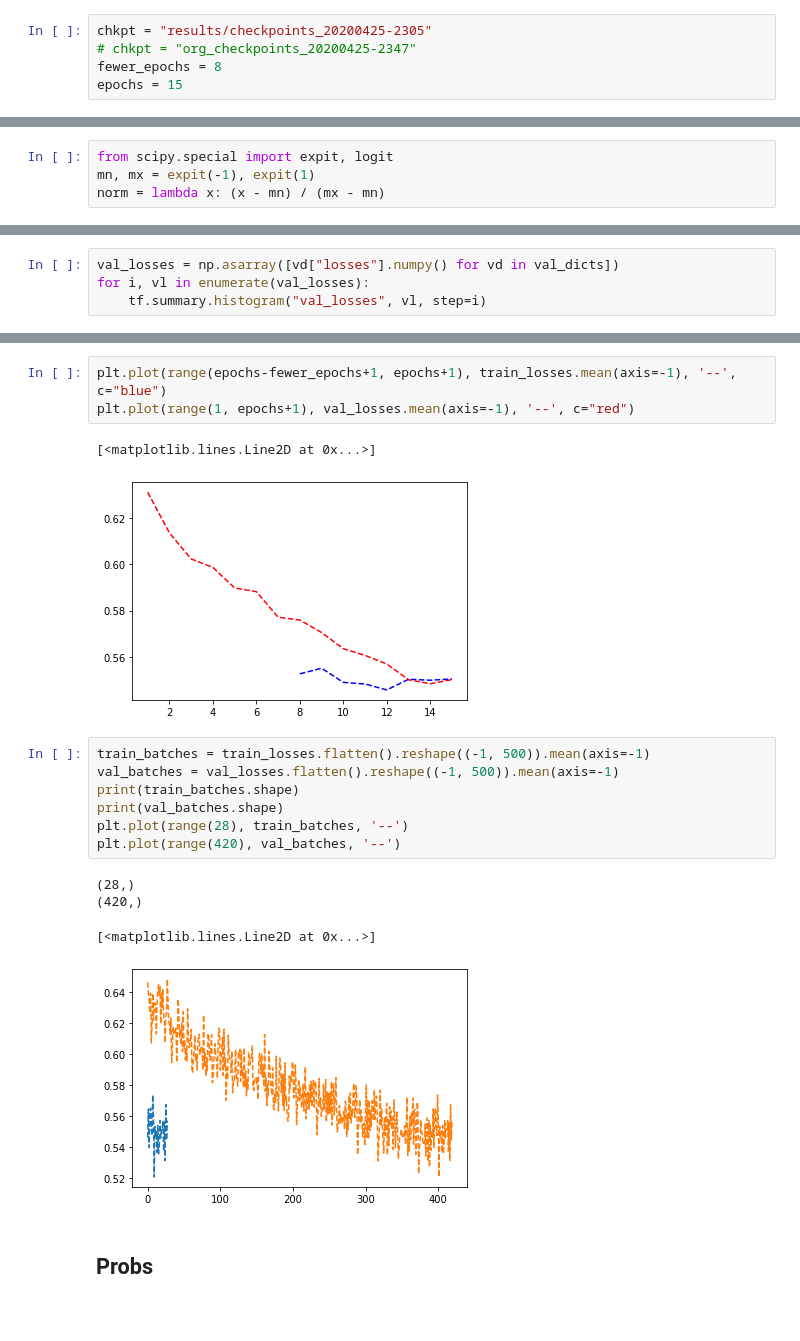
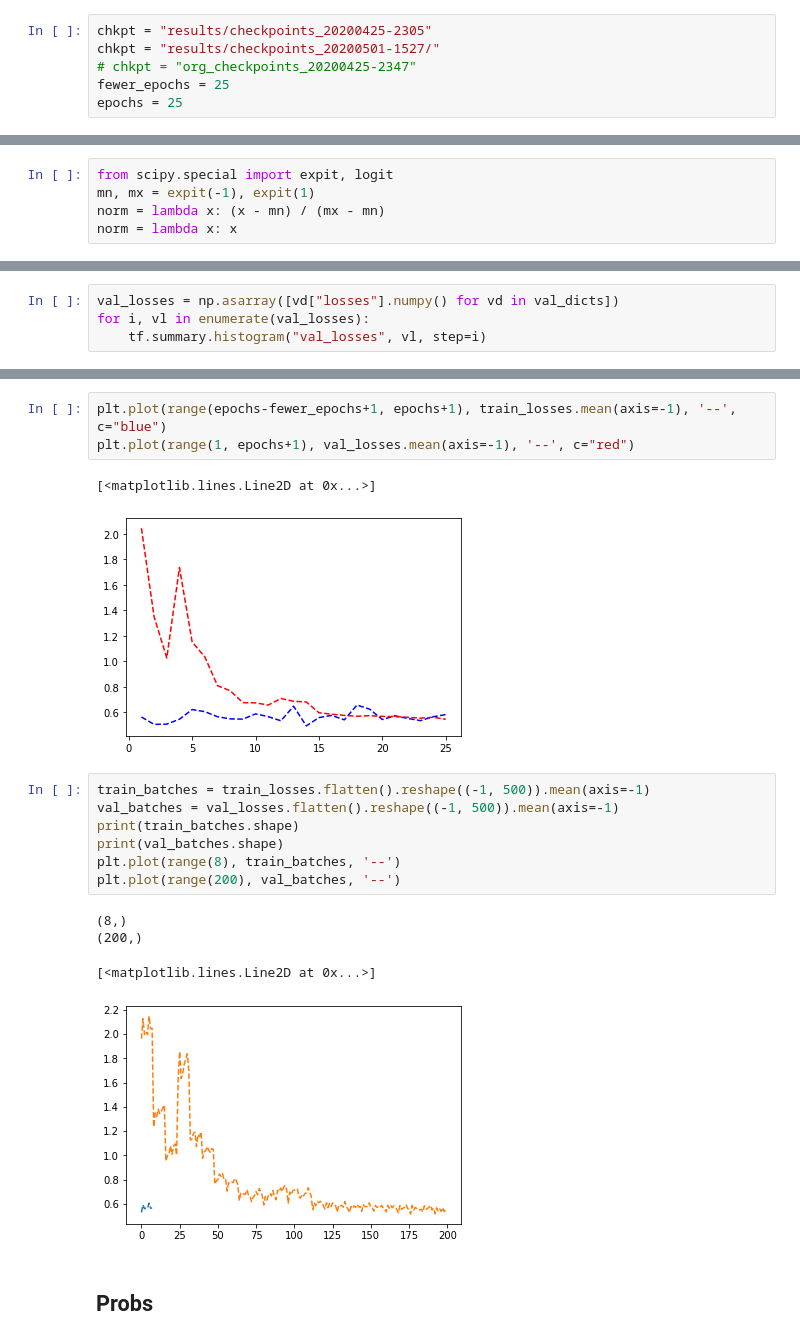
Before and after one commit to INDElab/conversationkg, a Jupyter notebook: embeddings_for_the_people/classifier_BERT/inspect_trainings.ipynb, the cells around one changed output, grey strips where cells are left out. Drawn from its saved outputs; the diff is of its cells as text; blank space fills up the shorter version.

```diff
--- a/embeddings_for_the_people/classifier_BERT/inspect_trainings.ipynb
+++ b/embeddings_for_the_people/classifier_BERT/inspect_trainings.ipynb
@@ -4,9 +4,10 @@ import numpy as np
 import matplotlib.pyplot as plt
 # %%
 chkpt = "results/checkpoints_20200425-2305"
+chkpt = "results/checkpoints_20200501-1527/"
 # chkpt = "org_checkpoints_20200425-2347"
-fewer_epochs = 8
-epochs = 15
+fewer_epochs = 25
+epochs = 25
 # %%
 import tensorflow as tf
 file_writer = tf.summary.create_file_writer(chkpt + "/val_losses")
@@ -15,6 +16,7 @@ file_writer.set_as_default()
 from scipy.special import expit, logit
 mn, mx = expit(-1), expit(1)
 norm = lambda x: (x - mn) / (mx - mn)
+norm = lambda x: x
 # %% [markdown]
 # Training
 ---
@@ -65,19 +76,19 @@ plt.plot(range(epochs-fewer_epochs+1, epochs+1), train_losses.mean(axis=-1), '--
 plt.plot(range(1, epochs+1), val_losses.mean(axis=-1), '--', c="red")
 # %% [output]
 [<matplotlib.lines.Line2D at 0x...>]
-[figure, old version]
+[figure, new version]
 # %%
 train_batches = train_losses.flatten().reshape((-1, 500)).mean(axis=-1)
 val_batches = val_losses.flatten().reshape((-1, 500)).mean(axis=-1)
 print(train_batches.shape)
 print(val_batches.shape)
-plt.plot(range(28), train_batches, '--')
-plt.plot(range(420), val_batches, '--')
+plt.plot(range(8), train_batches, '--')
+plt.plot(range(200), val_batches, '--')
 # %% [output]
-(28,)
-(420,)
+(8,)
+(200,)
 [<matplotlib.lines.Line2D at 0x...>]
-[figure, old version]
+[figure, new version]
 # %% [markdown]
 ## Probs
 # %%
```
Also changed, not shown: parts of 5 cells of this notebook, 1 other file.
